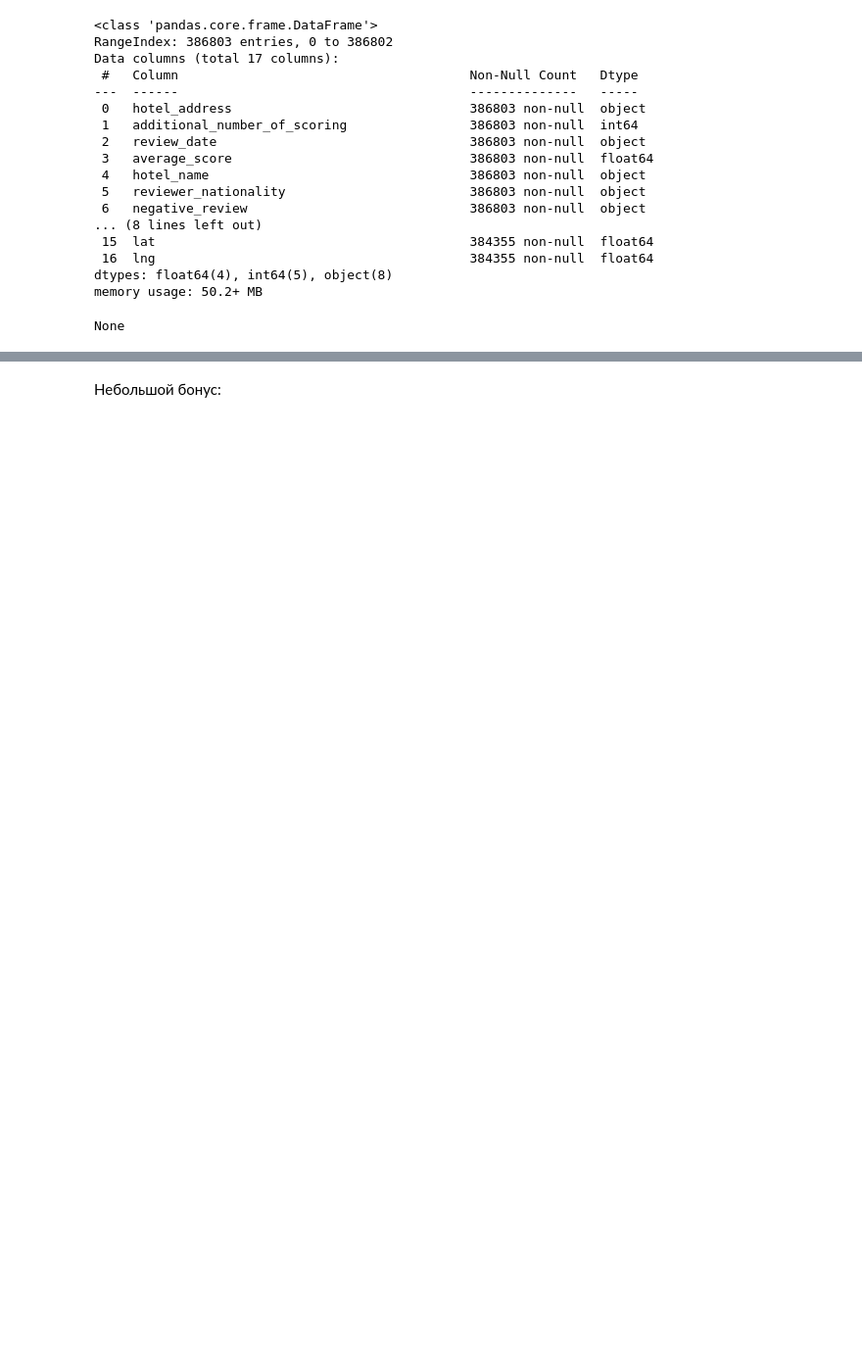
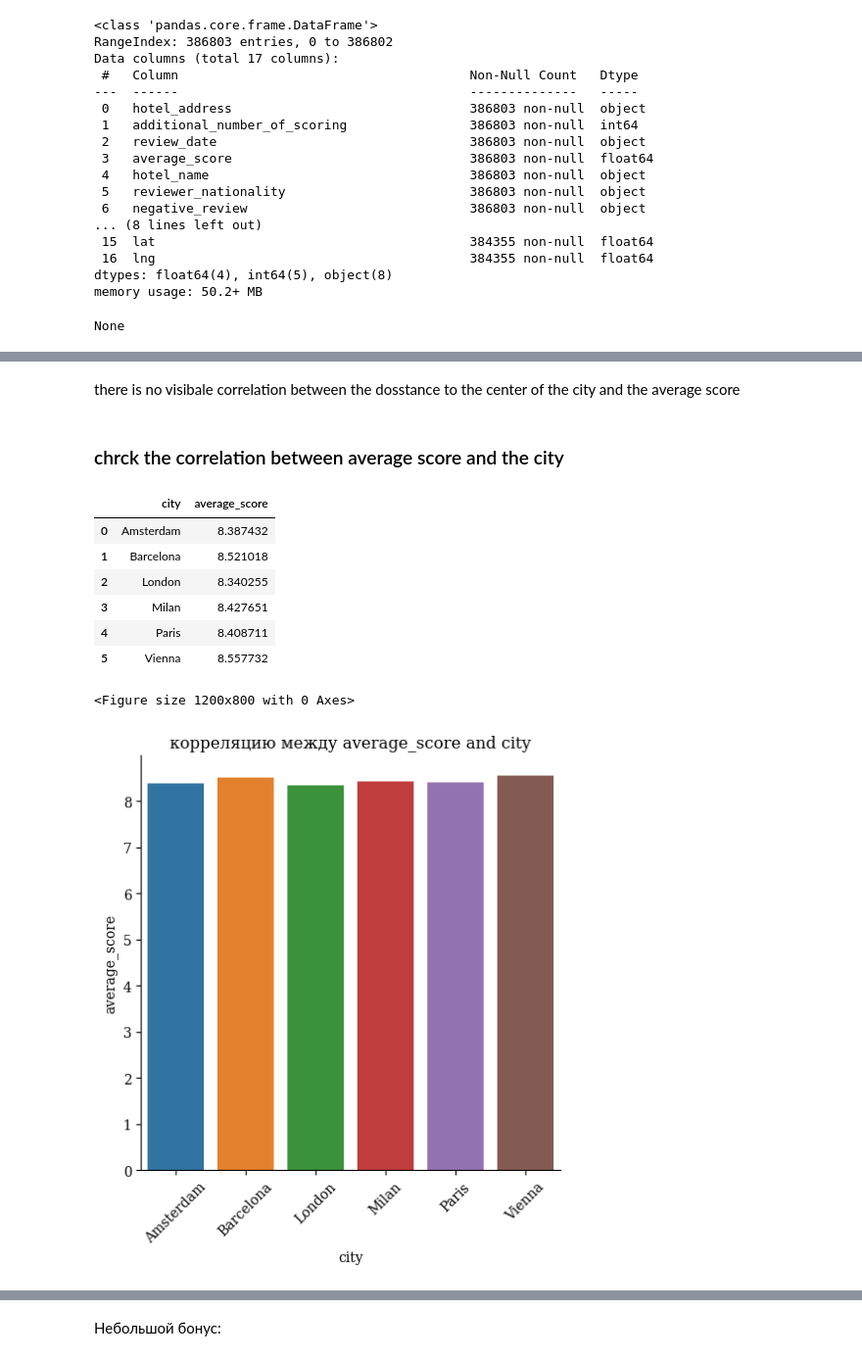
Before and after one commit to kdunaev-a10/SkillFactory-DTS, a Jupyter notebook: project_3/EDA_Project_3_model.ipynb, the cells around one changed output, grey strips where cells are left out. Shown at 98% size. Cells and saved outputs as stored; diff of their text form; code cells hidden in the pictures; blank space fills up the shorter version.

```diff
--- a/project_3/EDA_Project_3_model.ipynb
+++ b/project_3/EDA_Project_3_model.ipynb
@@ -47,0 +146,17 @@ None
+# %%
+import re
+
+regex1 = '\((?:[^)]*)\){1,}'
+regex2 = '\([^)]*(?:\)){1,}'
+
+addr = 'Holland Park Avenue Kensington and Chelsea London W11 4UL United Kingdom'
+addr = '216 Avenue Jean Jaures 19th arr 75019 Paris France'
+print(str1)
+#str2 = re.findall(regex1, '216 Avenue Jean Jaures 19th arr 75019 Paris France')[-1]
+if re.findall('United Kingdom', addr):
+    city = addr.split(' ')[-5:-6:-1][0]
+    country = 'United Kingdom'
+else:
+    city = addr.split(' ')[-2:-3:-1][0]
+    country = addr.split(' ')[-1:-2:-1][0]
+print(city, country)
@@ -47,0 +503,32 @@ None
+# %% [markdown]
+there is no visibale correlation between the dosstance to the center of the city  and the average score
+# %% [markdown]
+### chrck the correlation between average score and the city
+# %%
+# Создание датафрейма
+city_score = hotels[['average_score', 'city']].groupby('city', as_index=False).agg('mean')
+
+#idx = pd.Index(range(0, len(city_list), 1))
+#
+# Set the above DataFrame index object as the index
+# using set_index() function
+#city_score = city_score.set_index(idx, drop=False)
+
+display(city_score)
+
+fig = plt.figure(figsize=(12, 8))
+ax = sns.catplot(data=city_score, x='city', y='average_score', kind="bar")
+plt.xticks(rotation=45)
+plt.title('корреляцию между average_score and city');
+experiment.log_figure(figure=plt)
+plt.show()
+# %% [output]
+|  | city | average_score |
+| 0 | Amsterdam | 8.387432 |
+| 1 | Barcelona | 8.521018 |
+| 2 | London | 8.340255 |
+| 3 | Milan | 8.427651 |
+| 4 | Paris | 8.408711 |
+| 5 | Vienna | 8.557732 |
+<Figure size 1200x800 with 0 Axes>
+[figure, added]
```
Also changed, not shown: parts of 49 cells of this notebook.
